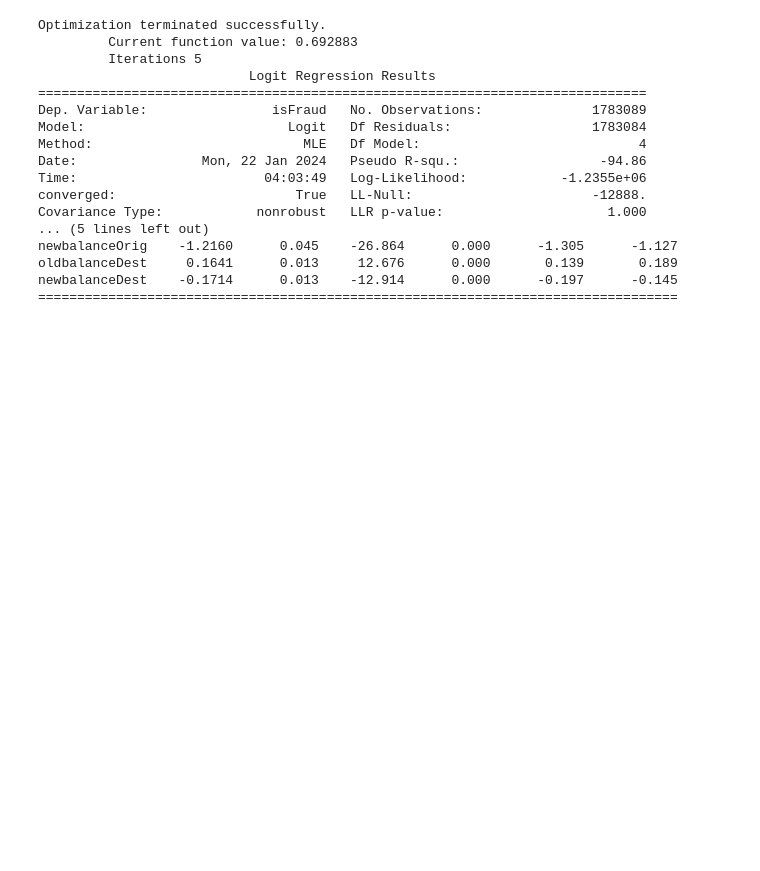
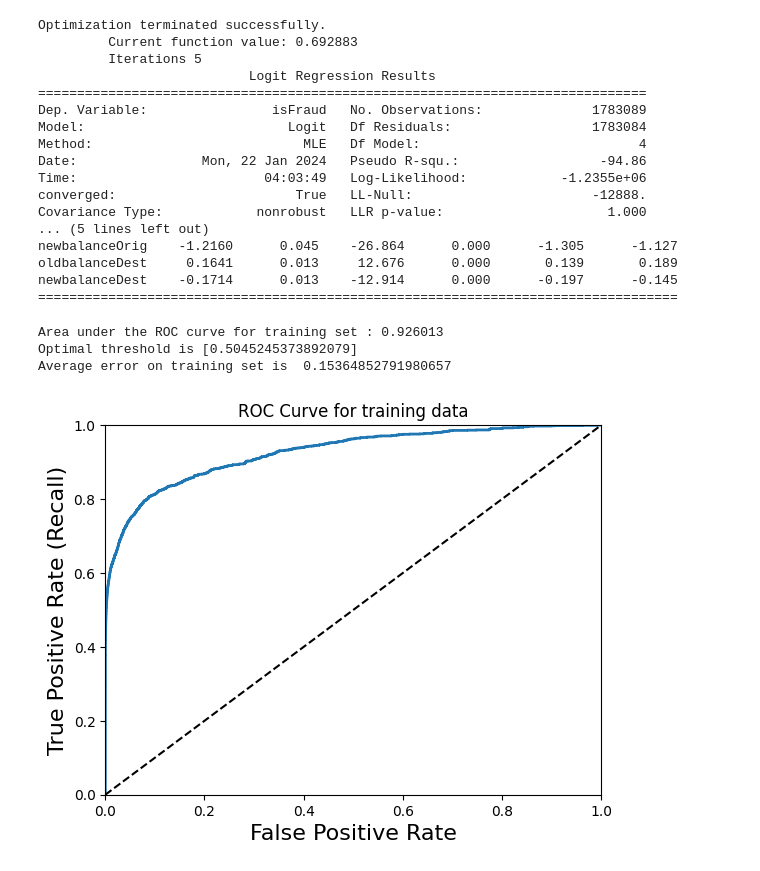
Before and after one commit to rtiwari6-stats/fraud-classifier, a Jupyter notebook: Online_Payments_Fraud_Detection.ipynb, the cells around one changed output. Saved outputs shown, nothing was run; the diff lists cells and outputs as text; code cells hidden in the pictures; blank space fills up the shorter version.

Commit message:
Adding metrics for training set

```diff
--- a/Online_Payments_Fraud_Detection.ipynb
+++ b/Online_Payments_Fraud_Detection.ipynb
@@ -416,3 +416,39 @@ newbalanceOrig    -1.2160      0.045    -26.864      0.000      -1.305      -1.1
 oldbalanceDest     0.1641      0.013     12.676      0.000       0.139       0.189
 newbalanceDest    -0.1714      0.013    -12.914      0.000      -0.197      -0.145
 ==================================================================================
+# %%
+from sklearn.metrics import roc_curve, auc
+import pylab as pl
+
+pred_X = glm_mod_1.predict(X_formula)
+fpr, tpr, threshold =roc_curve(y, pred_X)
+roc_auc = auc(fpr, tpr)
+print("Area under the ROC curve for training set : %f" % roc_auc)
+
+plt.plot(fpr, tpr, linewidth=2)
+plt.plot([0, 1], [0, 1], 'k--')
+plt.axis([0, 1, 0, 1])
+plt.xlabel('False Positive Rate', fontsize=16)
+plt.ylabel('True Positive Rate (Recall)', fontsize=16)
+plt.title("ROC Curve for training data")
+
+#optimal threshold
+i = np.arange(len(tpr))
+roc = pd.DataFrame({'tf' : pd.Series(tpr-(1-fpr), index=i), 'threshold' : pd.Series(threshold, index=i)})
+roc_t = roc.iloc[(roc.tf-0).abs().argsort()[:1]]
+
+threshold = list(roc_t['threshold'])
+print('Optimal threshold is', threshold)
+
+# Print confusion Matrix
+pred_X = [1 if prob > threshold[0] else 0 for prob in pred_X]
+from sklearn.metrics import confusion_matrix
+confusion_matrix(y, pred_X)
+
+#rmse
+print("Average error on training set is ", np.mean(y != pred_X))
+# %% [output]
+Area under the ROC curve for training set : 0.926013
+Optimal threshold is [0.5045245373892079]
+Average error on training set is  0.15364852791980657
+[figure, added]
```
